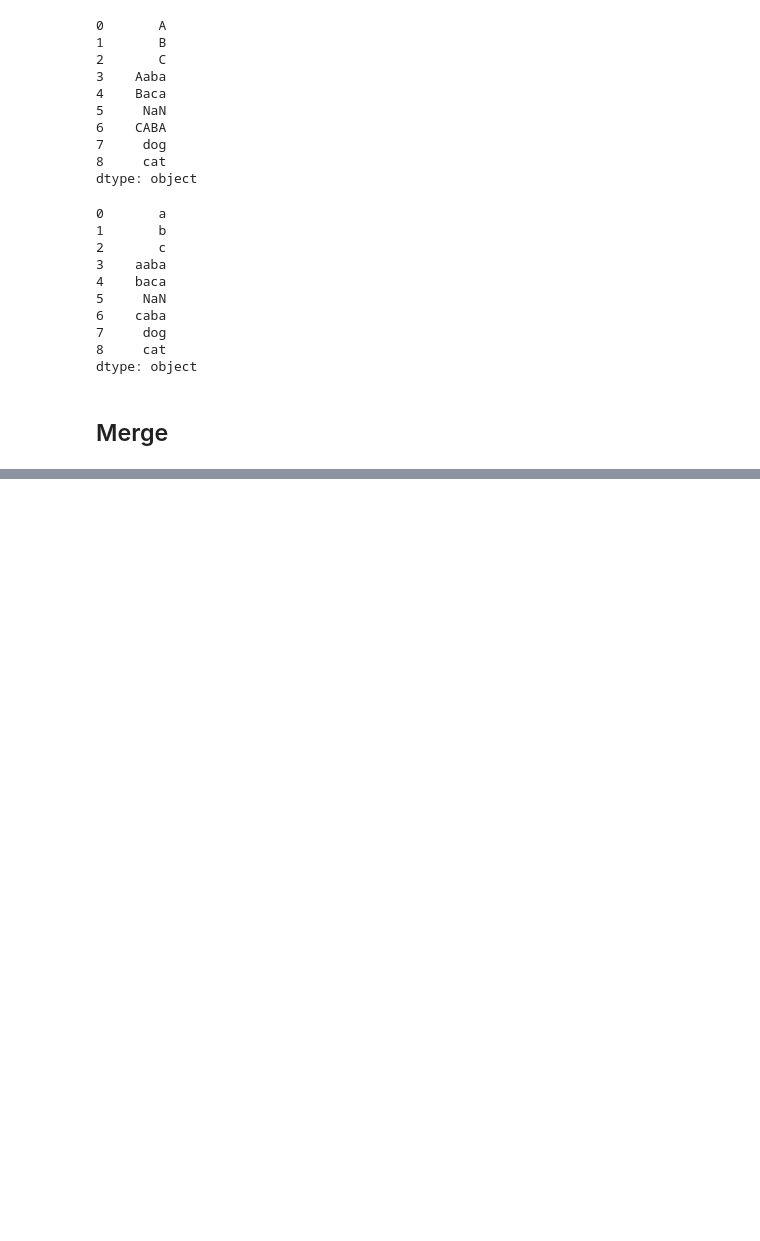
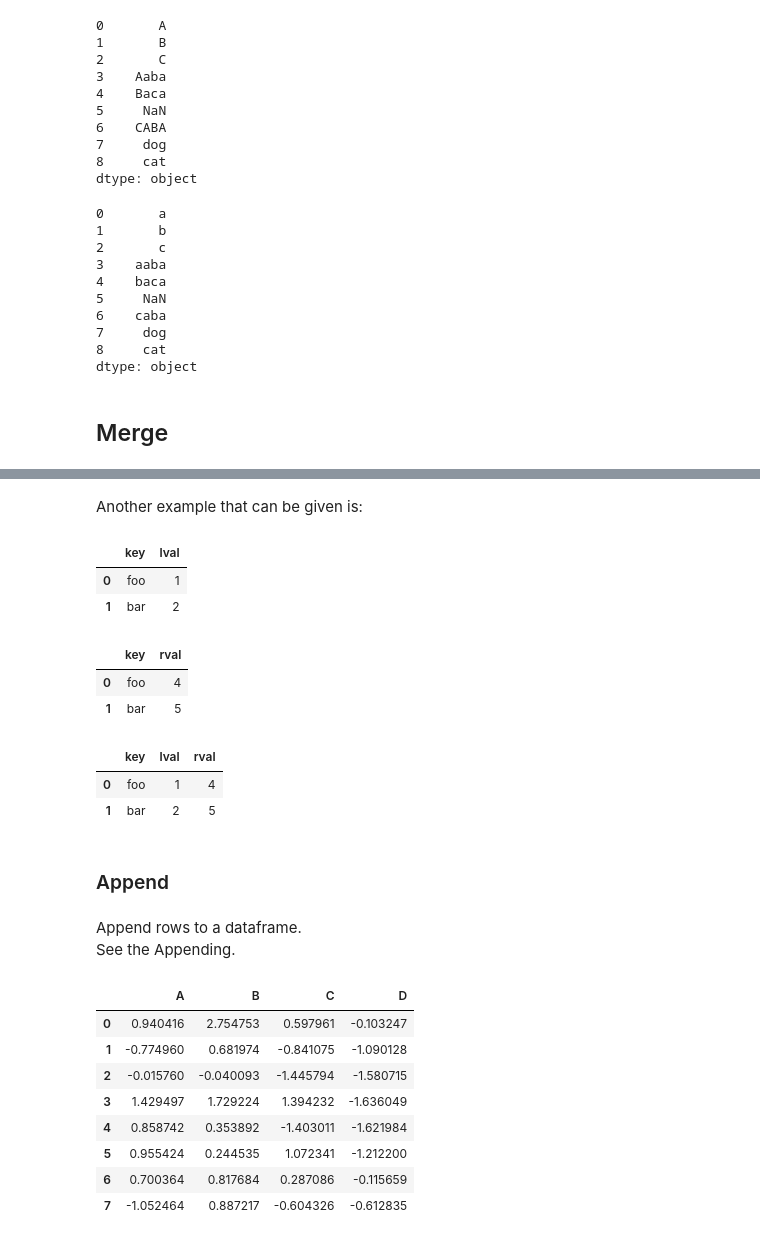
Before and after one commit to bgroveben/coursera_python_fundamentals, a Jupyter notebook: from_the_docs/ten_minutes_to_pandas.ipynb, the cells around one changed output, grey strips where cells are left out. Cells and saved outputs as stored; diff of their text form; code cells hidden in the pictures; blank space fills up the shorter version.

```diff
--- a/from_the_docs/ten_minutes_to_pandas.ipynb
+++ b/from_the_docs/ten_minutes_to_pandas.ipynb
@@ -680,0 +761,40 @@ dtype: object
+# %% [markdown]
+Another example that can be given is:
+# %%
+left = pd.DataFrame({'key': ['foo', 'bar'], 'lval': [1, 2]})
+left
+# %% [output]
+|  | key | lval |
+| 0 | foo | 1 |
+| 1 | bar | 2 |
+# %%
+right = pd.DataFrame({'key': ['foo', 'bar'], 'rval': [4, 5]})
+right
+# %% [output]
+|  | key | rval |
+| 0 | foo | 4 |
+| 1 | bar | 5 |
+# %%
+pd.merge(left, right, on='key')
+# %% [output]
+|  | key | lval | rval |
+| 0 | foo | 1 | 4 |
+| 1 | bar | 2 | 5 |
+# %% [markdown]
+### Append
+# %% [markdown]
+Append rows to a dataframe.
+See the Appending.
+# %%
+df = pd.DataFrame(np.random.randn(8, 4), columns=['A', 'B', 'C', 'D'])
+df
+# %% [output]
+|  | A | B | C | D |
+| 0 | 0.940416 | 2.754753 | 0.597961 | -0.103247 |
+| 1 | -0.774960 | 0.681974 | -0.841075 | -1.090128 |
+| 2 | -0.015760 | -0.040093 | -1.445794 | -1.580715 |
+| 3 | 1.429497 | 1.729224 | 1.394232 | -1.636049 |
+| 4 | 0.858742 | 0.353892 | -1.403011 | -1.621984 |
+| 5 | 0.955424 | 0.244535 | 1.072341 | -1.212200 |
+| 6 | 0.700364 | 0.817684 | 0.287086 | -0.115659 |
+| 7 | -1.052464 | 0.887217 | -0.604326 | -0.612835 |
```
Also changed, not shown: parts of 60 cells of this notebook, 1 other file.
